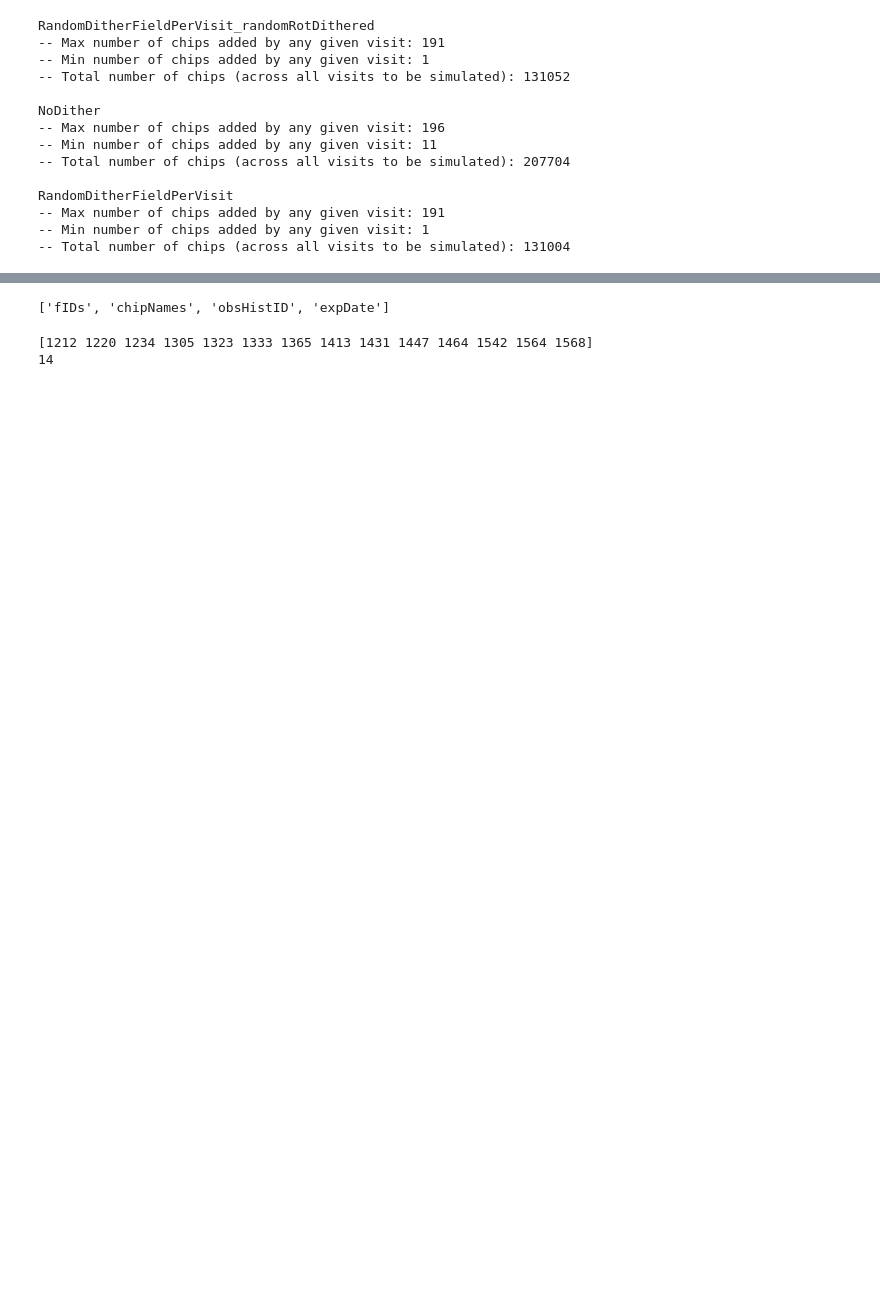
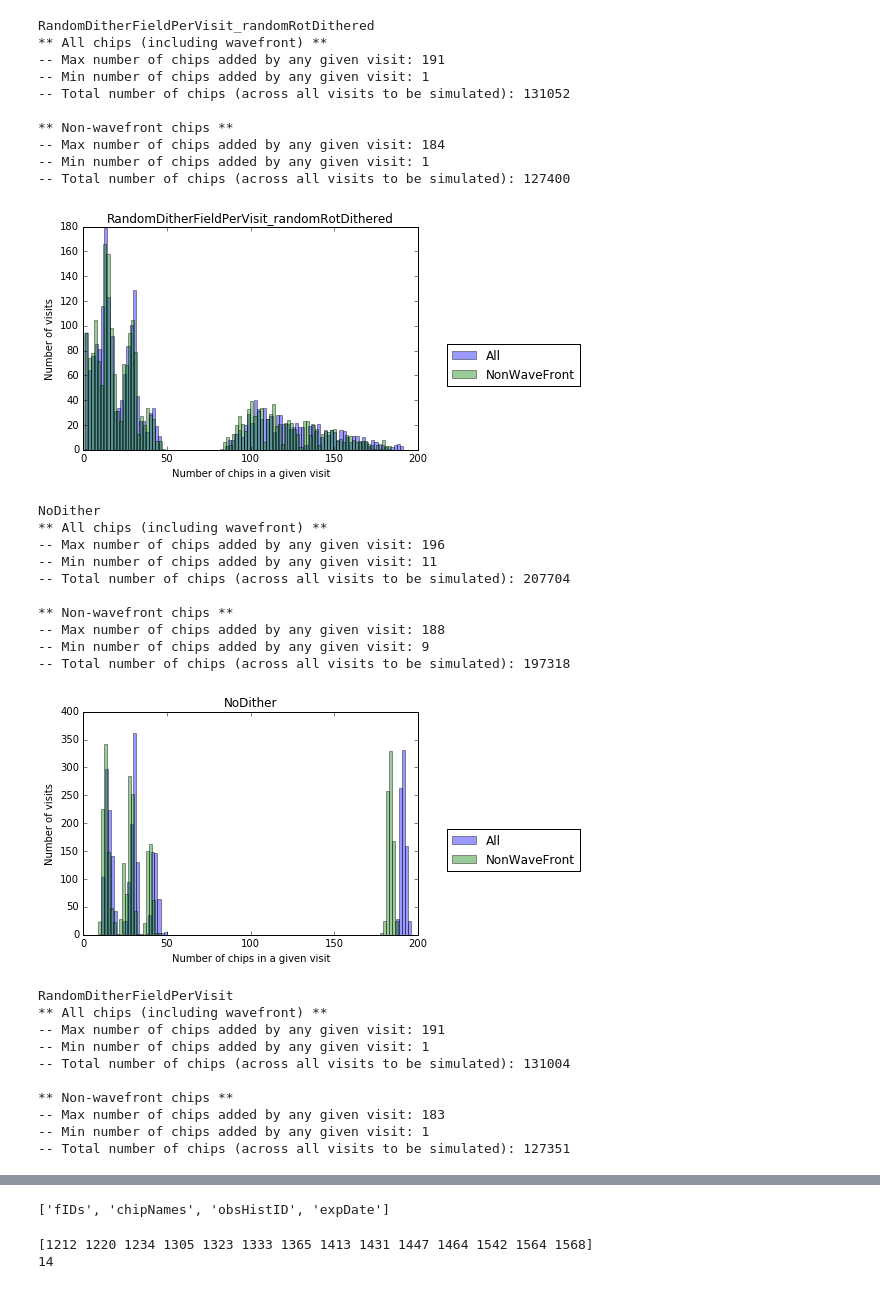
Before and after one commit to humnaawan/DC1-Regions, a Jupyter notebook: notebooks/Stats -- DC1 Chips Per Visit.ipynb, the cells around one changed output, grey strips where cells are left out. Drawn from its saved outputs; the diff is of its cells as text; code cells hidden in the pictures; blank space fills up the shorter version.

Commit message:
Added code to get stats on non-wavefront sensors only.

```diff
--- a/notebooks/Stats -- DC1 Chips Per Visit.ipynb
+++ b/notebooks/Stats -- DC1 Chips Per Visit.ipynb
@@ -24,24 +30,70 @@ for filename in filenames:
+# %%
+wavefront= ['R:4,0 S:0,2,A', 'R:4,0 S:0,2,B','R:0,4 S:2,0,A', 'R:0,4 S:2,0,B',
+           'R:0,0 S:2,2,A', 'R:0,0 S:2,2,B','R:4,4 S:0,0,A', 'R:4,4 S:0,0,B']
 # %%
 for key in savedData:
+    numChipsAll= []
+    numChipToSim= []
     print key
-    numChips= []
     for i in range(len(savedData[key]['obsHistID'])):
-        numChips.append(len(savedData[key]['chipNames'][i]))
-    print '-- Max number of chips added by any given visit: %d'%(max(numChips))
-    print '-- Min number of chips added by any given visit: %d'%(min(numChips))
-    print '-- Total number of chips (across all visits to be simulated): %d\n'%(sum(numChips))
+
+        temp= savedData[key]['chipNames'][i]
+
+        numChipsAll.append(len(temp))
+
+        temp= list(set(temp)-set(wavefront))
+        numChipToSim.append(len(temp))
+
+    print '** All chips (including wavefront) **'
+    print '-- Max number of chips added by any given visit: %d'%(max(numChipsAll))
+    print '-- Min number of chips added by any given visit: %d'%(min(numChipsAll))
+    print '-- Total number of chips (across all visits to be simulated): %d\n'%(sum(numChipsAll))
+
+    print '** Non-wavefront chips **'
+    print '-- Max number of chips added by any given visit: %d'%(max(numChipToSim))
+    print '-- Min number of chips added by any given visit: %d'%(min(numChipToSim))
+    print '-- Total number of chips (across all visits to be simulated): %d\n'%(sum(numChipToSim))
+
+    bins= 100
+    alpha= 0.4
+    plt.hist(numChipsAll, label= 'All', alpha= alpha, bins= bins)
+    plt.hist(numChipToSim, label= 'NonWaveFront', alpha= alpha, bins= bins)
+    plt.title(key)
+    plt.legend()
+    plt.xlabel('Number of chips in a given visit')
+    plt.ylabel('Number of visits')
+    plt.legend(bbox_to_anchor= (1.5,0.5))
+    plt.show()
 # %% [output]
 RandomDitherFieldPerVisit_randomRotDithered
+** All chips (including wavefront) **
 -- Max number of chips added by any given visit: 191
 -- Min number of chips added by any given visit: 1
 -- Total number of chips (across all visits to be simulated): 131052
 
-NoDither
--- Max number of chips added by any given visit: 196
--- Min number of chips added by any given visit: 11
--- Total number of chips (across all visits to be simulated): 207704
-
-RandomDitherFieldPerVisit
--- Max number of chips added by any given visit: 191
+** Non-wavefront chips **
+-- Max number of chips added by any given visit: 184
 -- Min number of chips added by any given visit: 1
--- Total number of chips (across all visits to be simulated): 131004
+-- Total number of chips (across all visits to be simulated): 127400
+[figure, added]
+NoDither
+** All chips (including wavefront) **
+-- Max number of chips added by any given visit: 196
+-- Min number of chips added by any given visit: 11
+-- Total number of chips (across all visits to be simulated): 207704
+
+** Non-wavefront chips **
+-- Max number of chips added by any given visit: 188
+-- Min number of chips added by any given visit: 9
+-- Total number of chips (across all visits to be simulated): 197318
+[figure, added]
+RandomDitherFieldPerVisit
+** All chips (including wavefront) **
+-- Max number of chips added by any given visit: 191
+-- Min number of chips added by any given visit: 1
+-- Total number of chips (across all visits to be simulated): 131004
+
+** Non-wavefront chips **
+-- Max number of chips added by any given visit: 183
+-- Min number of chips added by any given visit: 1
+-- Total number of chips (across all visits to be simulated): 127351
```
Also changed, not shown: parts of 3 cells of this notebook.
